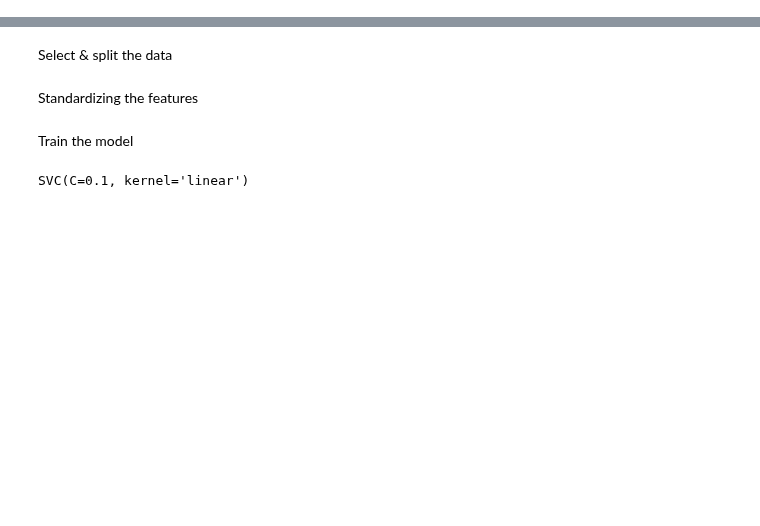
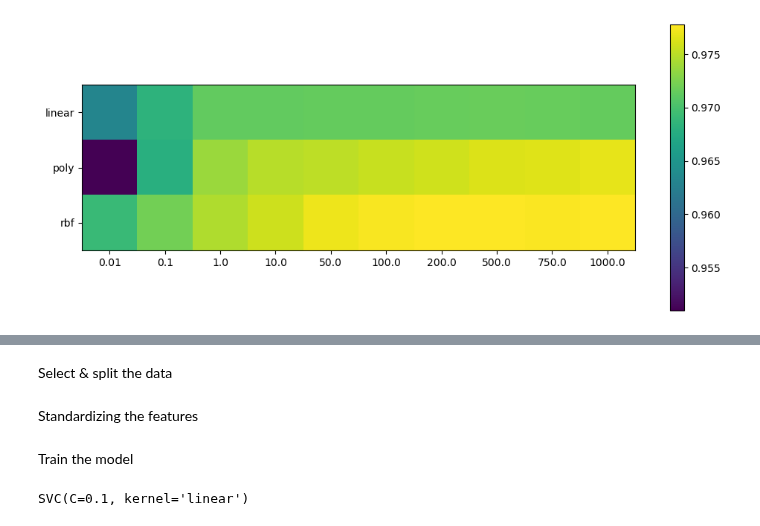
Before and after one commit to nezapajek/project-tobamo, a Jupyter notebook: analysis/fragmented_orf/07_SVM_cluster.ipynb, the cells around one changed output, grey strips where cells are left out. Drawn from its saved outputs; the diff is of its cells as text; code cells hidden in the pictures; blank space fills up the shorter version.

```diff
--- a/analysis/fragmented_orf/07_SVM_cluster.ipynb
+++ b/analysis/fragmented_orf/07_SVM_cluster.ipynb
@@ -11,0 +43,27 @@ sub_df = pd.read_csv('/home/tobamo/analize/project-tobamo/analysis/fragmented_or
+# %%
+# Prepare the data (assuming sub_df is already defined)
+data = sub_df
+X = data[['identity_score', 'gap_ratio', 'N/aln_len', 'M', 'N', 'aln_len', 'orf_len', 'ref_len', 'gap_openings', 'aln_orf_len', 'len']]
+y = (data['pair_type'] == 'tobamo-tobamo').astype(int)
+X_train, X_test, y_train, y_test = train_test_split(X, y, test_size=0.33, random_state=42)
+
+# Scale the data
+scaler = StandardScaler()
+X_train = scaler.fit_transform(X_train)
+X_test = scaler.transform(X_test)
+
+# Define the parameters to test
+kernels = ['linear', 'poly', 'rbf']
+C_values = [0.01, 0.1, 1.0, 10.0, 50.0, 100.0, 200.0, 500.0, 750.0, 1000.0]
+
+# Create parameter combinations
+param_combinations = list(itertools.product(kernels, C_values))
+params = [(kernel, C, X_train, X_test, y_train, y_test) for kernel, C in param_combinations]
+# %%
+# Use ProcessPoolExecutor for parallelization
+with ProcessPoolExecutor(max_workers=36) as executor:
+    results = list(tqdm(executor.map(train_and_evaluate, params), total=len(params)))
+# %%
+# Convert results to DataFrame
+results_df = pd.DataFrame(results)
+results_df.sort_values(by='score', ascending=False)
@@ -11,0 +88,12 @@ sub_df = pd.read_csv('/home/tobamo/analize/project-tobamo/analysis/fragmented_or
+# %%
+scores = results_df.values.reshape(len(kernels), len(C_values), 3)
+# %%
+import matplotlib.pyplot as plt
+fig = plt.figure(figsize=(12,5))
+
+plt.imshow(scores[..., -1].astype(float))
+plt.xticks(range(len(C_values)), C_values)
+plt.yticks(range(len(kernels)), kernels)
+plt.colorbar();
+# %% [output]
+[figure, added]
```
Also changed, not shown: parts of 28 cells of this notebook, 4 other files.
